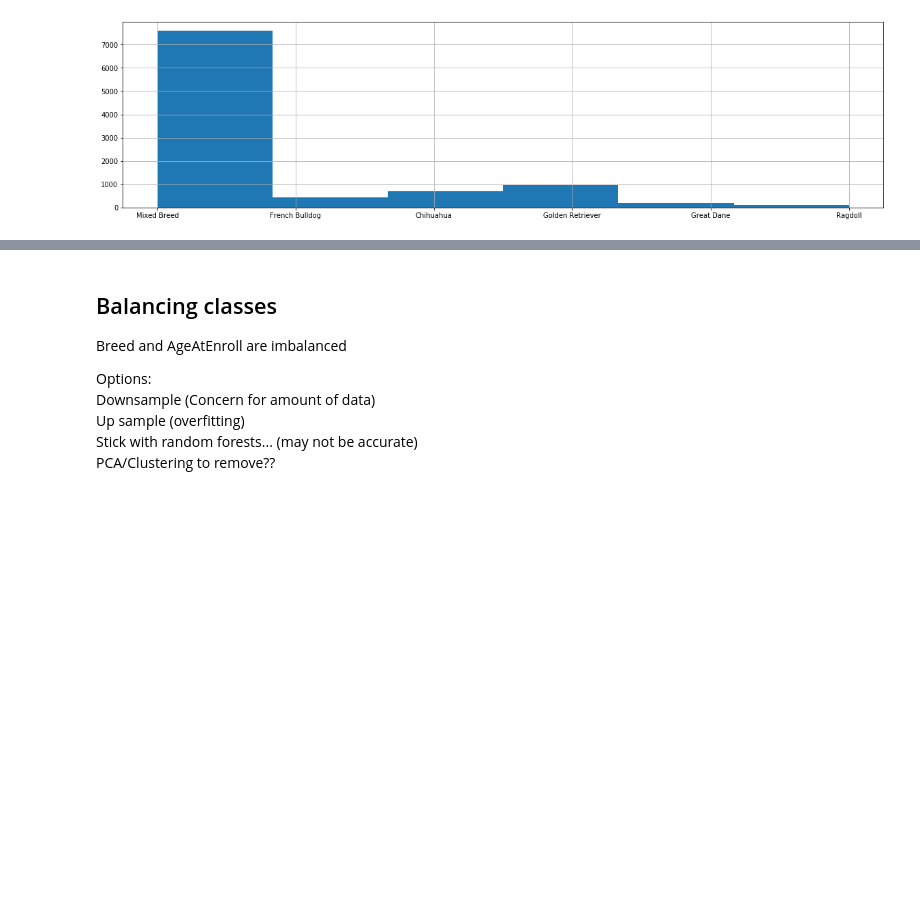
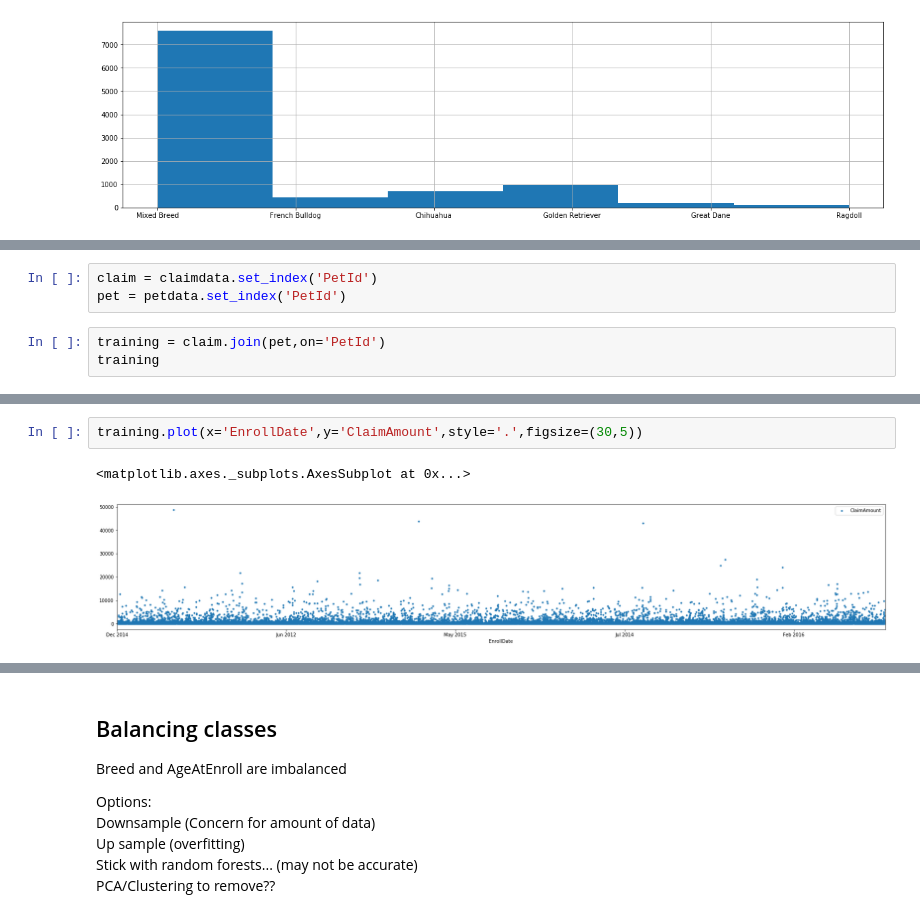
Before and after one commit to ConnorSprague/insurance-claim-forecast, a Jupyter notebook: FutureClaims_model.ipynb, the cells around one changed output, grey strips where cells are left out. Saved outputs shown, nothing was run; the diff lists cells and outputs as text; blank space fills up the shorter version.

```diff
--- a/FutureClaims_model.ipynb
+++ b/FutureClaims_model.ipynb
@@ -221,0 +210,6 @@ petdata['Breed'].hist(figsize=(20,5),bins=(len(petdata.Breed.unique())))
+# %%
+claim = claimdata.set_index('PetId')
+pet = petdata.set_index('PetId')
+# %%
+training = claim.join(pet,on='PetId')
+training
@@ -221,0 +231,5 @@ petdata['Breed'].hist(figsize=(20,5),bins=(len(petdata.Breed.unique())))
+# %%
+training.plot(x='EnrollDate',y='ClaimAmount',style='.',figsize=(30,5))
+# %% [output]
+<matplotlib.axes._subplots.AxesSubplot at 0x...>
+[figure, added]
```
Also changed, not shown: parts of 55 cells of this notebook, 3 other files.
